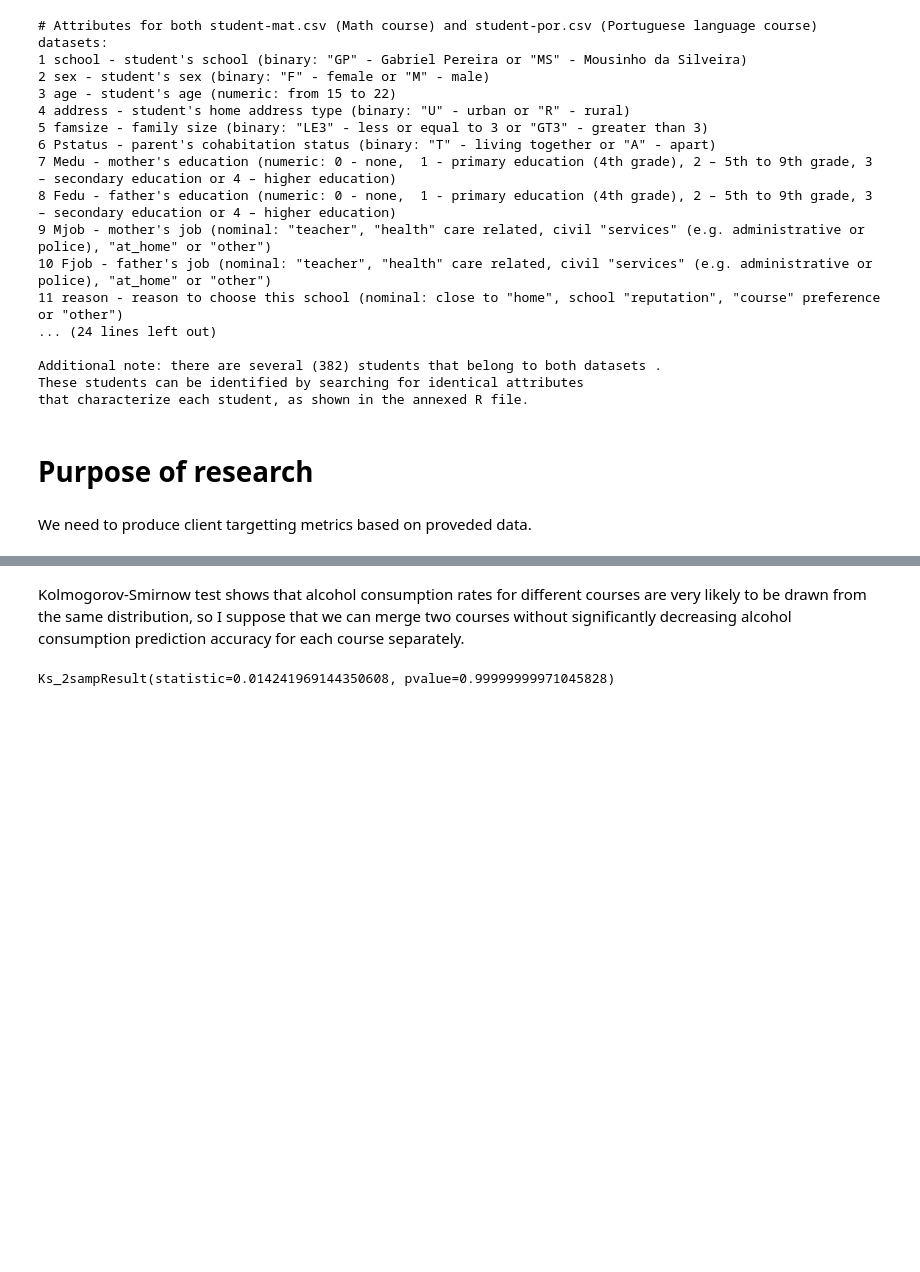
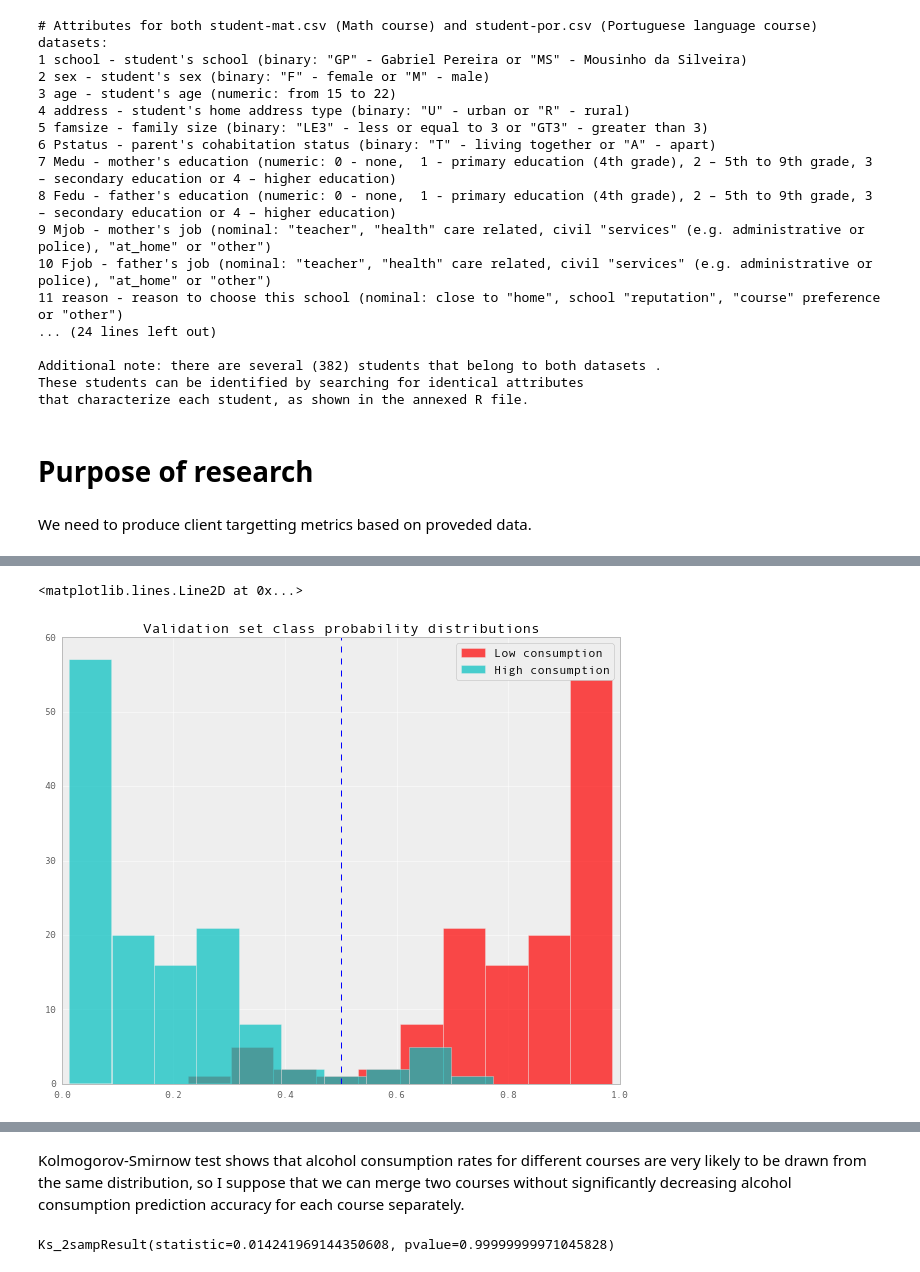
Before and after one commit to GeraldineE/alcohol-research, a Jupyter notebook: student-analysis.ipynb, the cells around one changed output, grey strips where cells are left out. Saved outputs shown, nothing was run; the diff lists cells and outputs as text; code cells hidden in the pictures; blank space fills up the shorter version.

Commit message:
updates, added some plots

```diff
--- a/student-analysis.ipynb
+++ b/student-analysis.ipynb
@@ -24,0 +52,15 @@ We need to produce client targetting metrics based on proveded data.
+# %%
+predictions = xgb_clf.predict_proba(x_val)
+false_predictions = predictions[:, 0]
+true_predictions = predictions[:, 1]
+
+plt.figure()
+plt.title("Validation set class probability distributions")
+
+plt.hist(false_predictions, bins = 10, color = 'r', label = 'Low consumption', alpha = 0.7)
+plt.hist(true_predictions, bins = 10, color = 'c', label = 'High consumption', alpha = 0.7)
+plt.legend();
+plt.axvline(0.5, linestyle = 'dashed')
+# %% [output]
+<matplotlib.lines.Line2D at 0x...>
+[figure, added]
```
Also changed, not shown: parts of 22 cells of this notebook.
